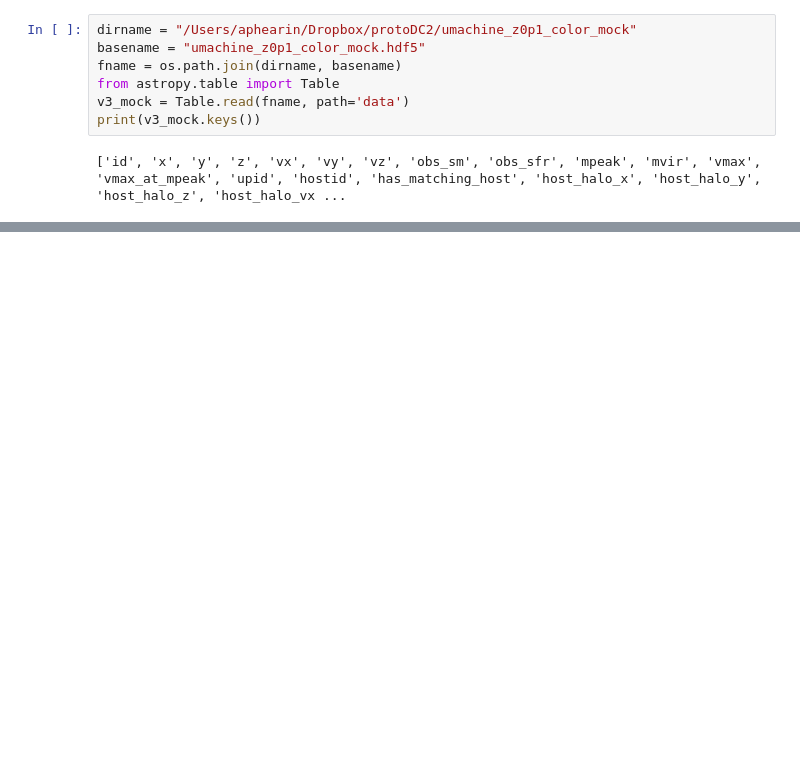
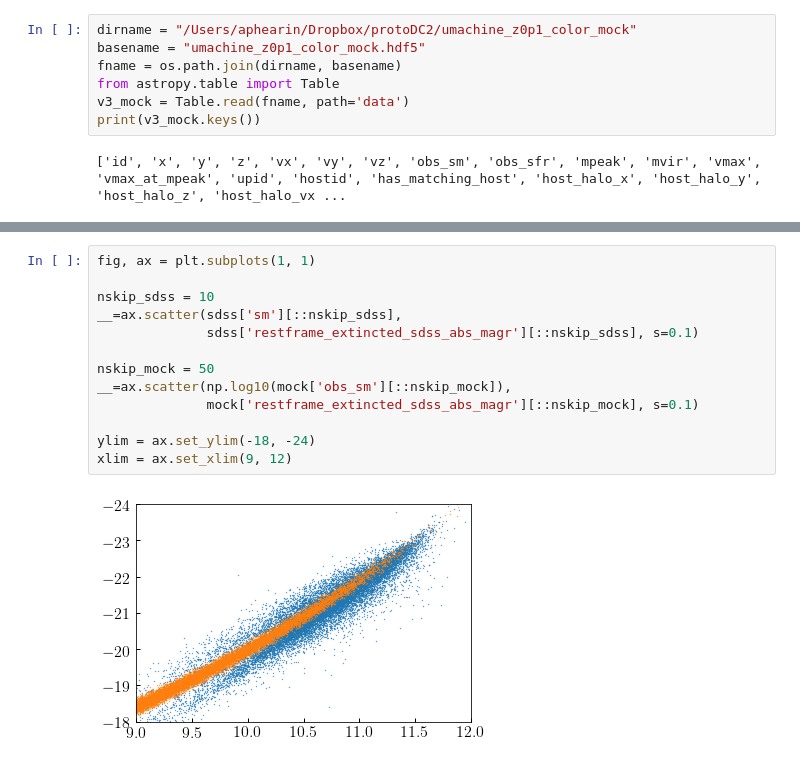
Before and after one commit to LSSTDESC/cosmodc2, a Jupyter notebook: notebooks/magr_calibration.ipynb, the cells around one changed output, grey strips where cells are left out. Cells and saved outputs as stored; diff of their text form; blank space fills up the shorter version.

```diff
--- a/notebooks/magr_calibration.ipynb
+++ b/notebooks/magr_calibration.ipynb
@@ -36,0 +99,15 @@ from cosmodc2.sdss_colors import zehavi11_cumulative_nd, zehavi11_clustering
+# %%
+fig, ax = plt.subplots(1, 1)
+
+nskip_sdss = 10
+__=ax.scatter(sdss['sm'][::nskip_sdss],
+              sdss['restframe_extincted_sdss_abs_magr'][::nskip_sdss], s=0.1)
+
+nskip_mock = 50
+__=ax.scatter(np.log10(mock['obs_sm'][::nskip_mock]),
+              mock['restframe_extincted_sdss_abs_magr'][::nskip_mock], s=0.1)
+
+ylim = ax.set_ylim(-18, -24)
+xlim = ax.set_xlim(9, 12)
+# %% [output]
+[figure, added]
```
Also changed, not shown: parts of 11 cells of this notebook, 4 other files.
